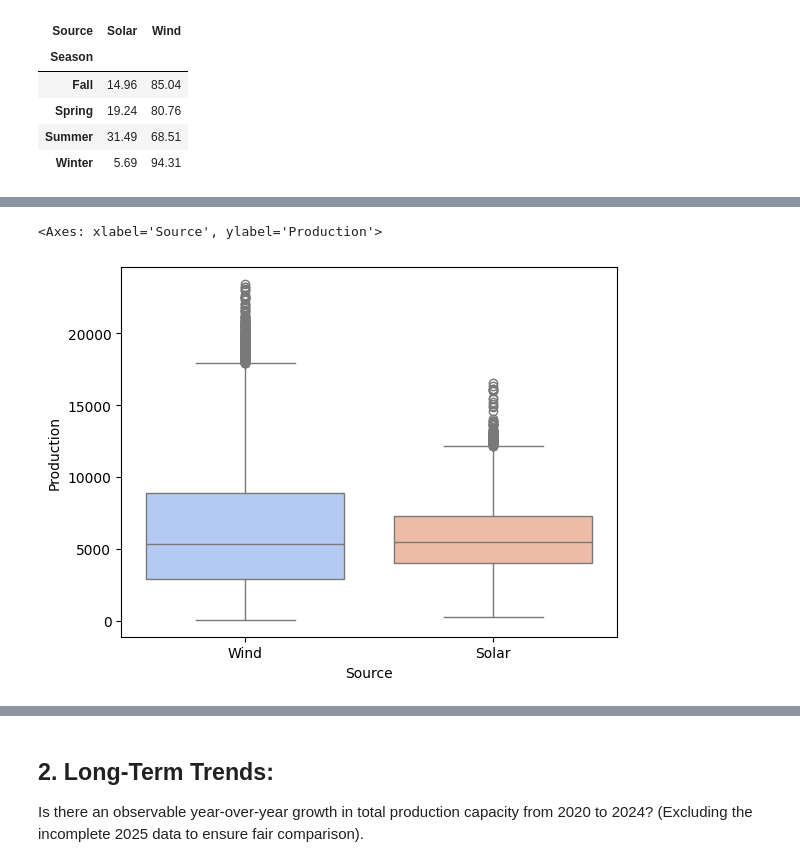
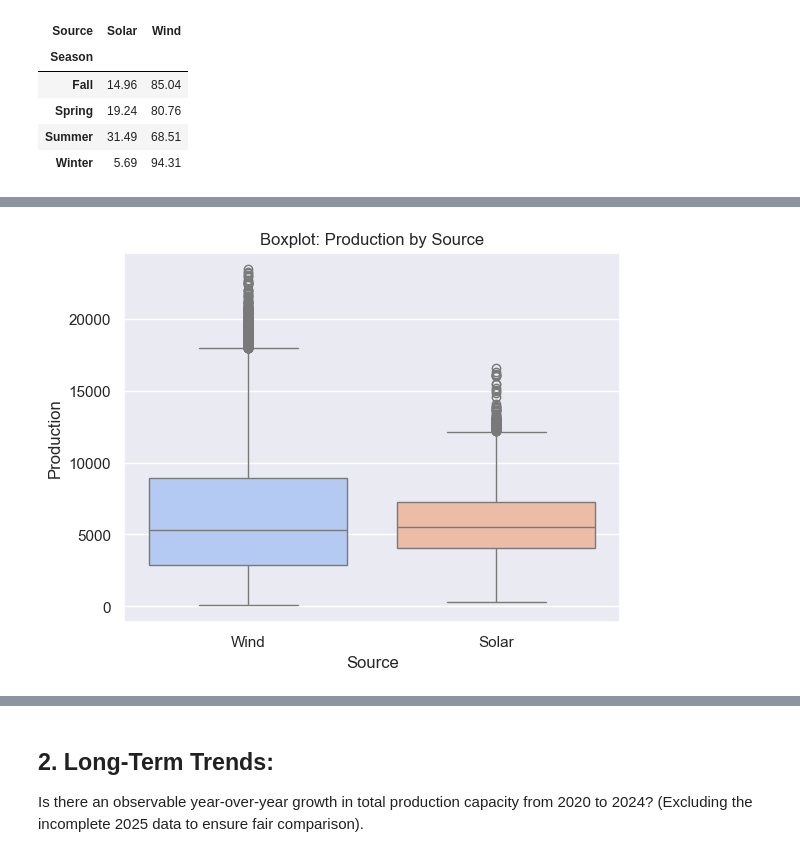
Before and after one commit to coffeedrunkpanda/project-2-eda-sql, a Jupyter notebook: eda-bivariate.ipynb, the cells around one changed output, grey strips where cells are left out. Drawn from its saved outputs; the diff is of its cells as text; code cells hidden in the pictures.

```diff
--- a/eda-bivariate.ipynb
+++ b/eda-bivariate.ipynb
@@ -56,9 +56,10 @@ display(crosstab_source_season_percent)
 | Winter | 5.69 | 94.31 |
 # %%
 import matplotlib.pyplot as plt
-import seaborn.objects as so
+import seaborn as sns
 
-colors = ["#ecbca7", "#b6c9f3"]  # Wind, Solar
+sns.set_theme()
+colors = ["#ecbca7", "#b6c9f3"]  # Solar, Wind
 
 ax = crosstab_source_season_percent.plot(
     kind="bar",
@@ -99,10 +224,12 @@ Text(0.5, 1.0, 'Average Production by Season and Source')
 # %%
 sns.boxplot(df,
             y = "Production",
             x = "Source",
             palette="coolwarm",
             hue = "Source",
             legend=False)
+
+plt.title("Boxplot: Production by Source")
+plt.show()
 # %% [output]
-<Axes: xlabel='Source', ylabel='Production'>
-[figure, old version]
+[figure, new version]
```
Also changed, not shown: parts of 25 cells of this notebook.
